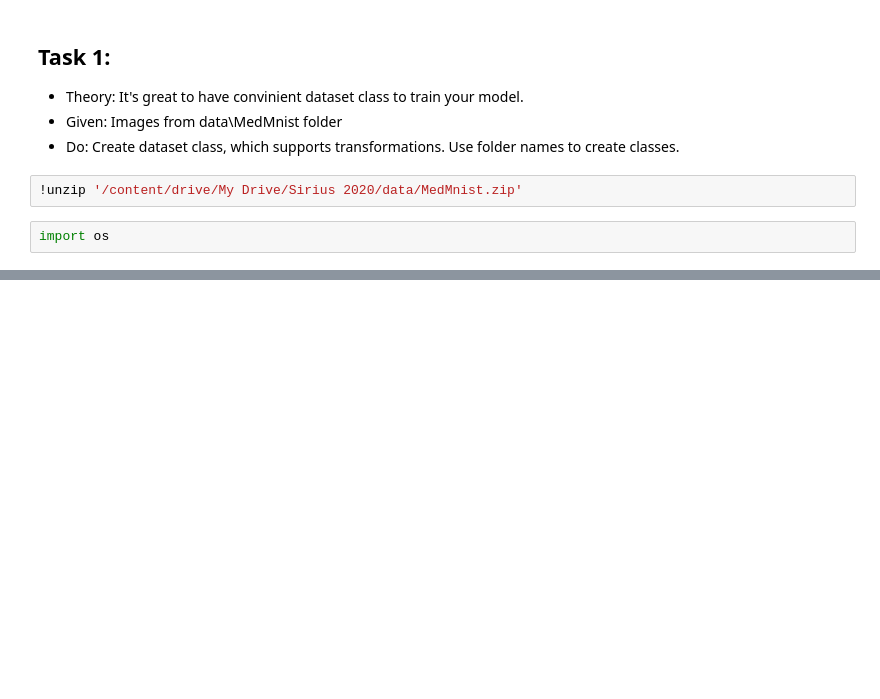
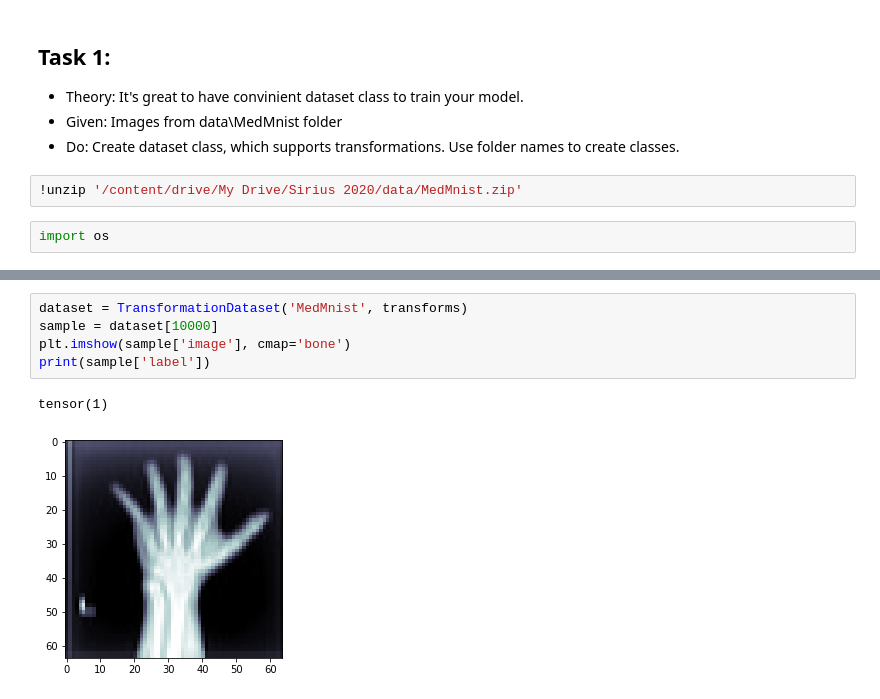
Before and after one commit to bernieee/sirius, a Jupyter notebook: AI_for_Med_image_analysis/Practicum1_ML_frameworks.ipynb, the cells around one changed output, grey strips where cells are left out. Saved outputs shown, nothing was run; the diff lists cells and outputs as text; blank space fills up the shorter version.

```diff
--- a/AI_for_Med_image_analysis/Practicum1_ML_frameworks.ipynb
+++ b/AI_for_Med_image_analysis/Practicum1_ML_frameworks.ipynb
@@ -216,0 +231,8 @@ class TransformationDataset(Dataset):
+# %%
+dataset = TransformationDataset('MedMnist', transforms)
+sample = dataset[10000]
+plt.imshow(sample['image'], cmap='bone')
+print(sample['label'])
+# %% [output]
+tensor(1)
+[figure, added]
```
Also changed, not shown: parts of 4 cells of this notebook.
